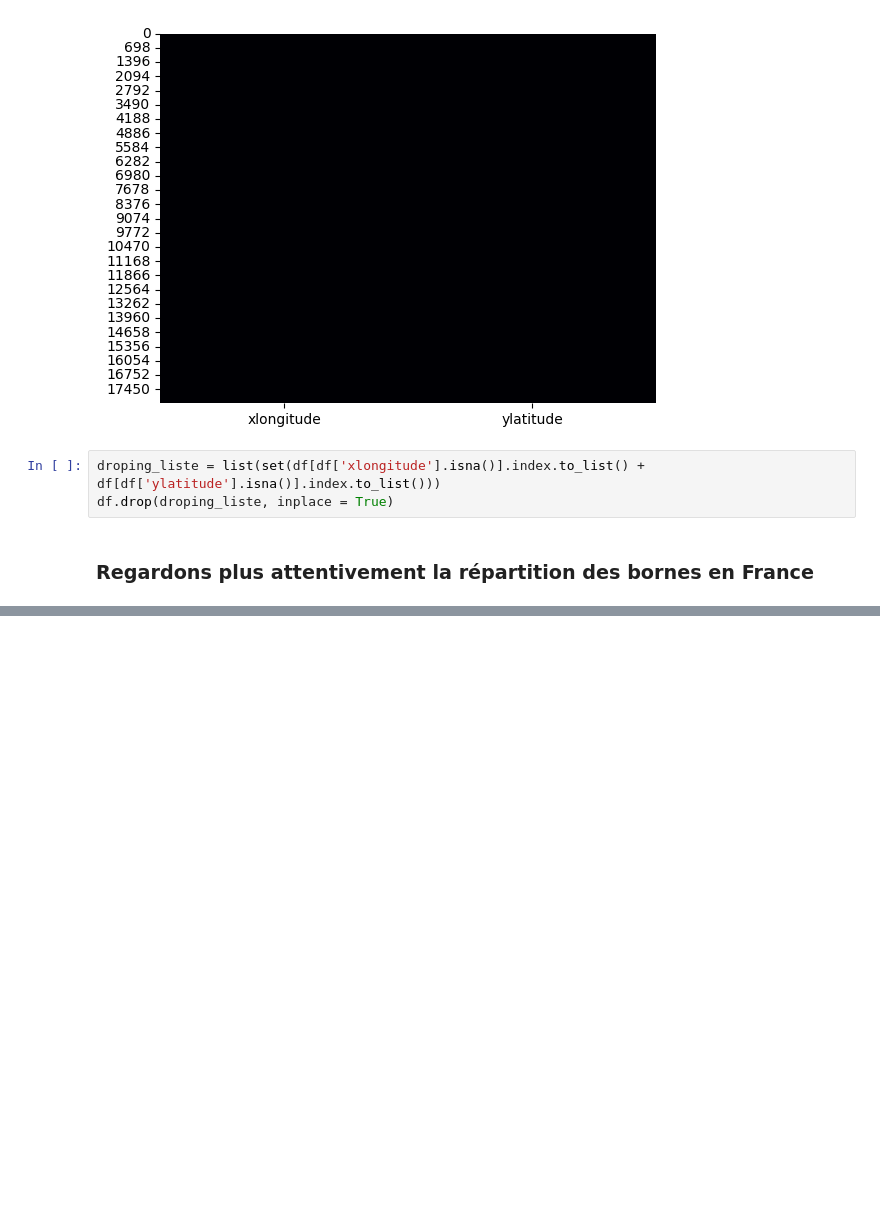
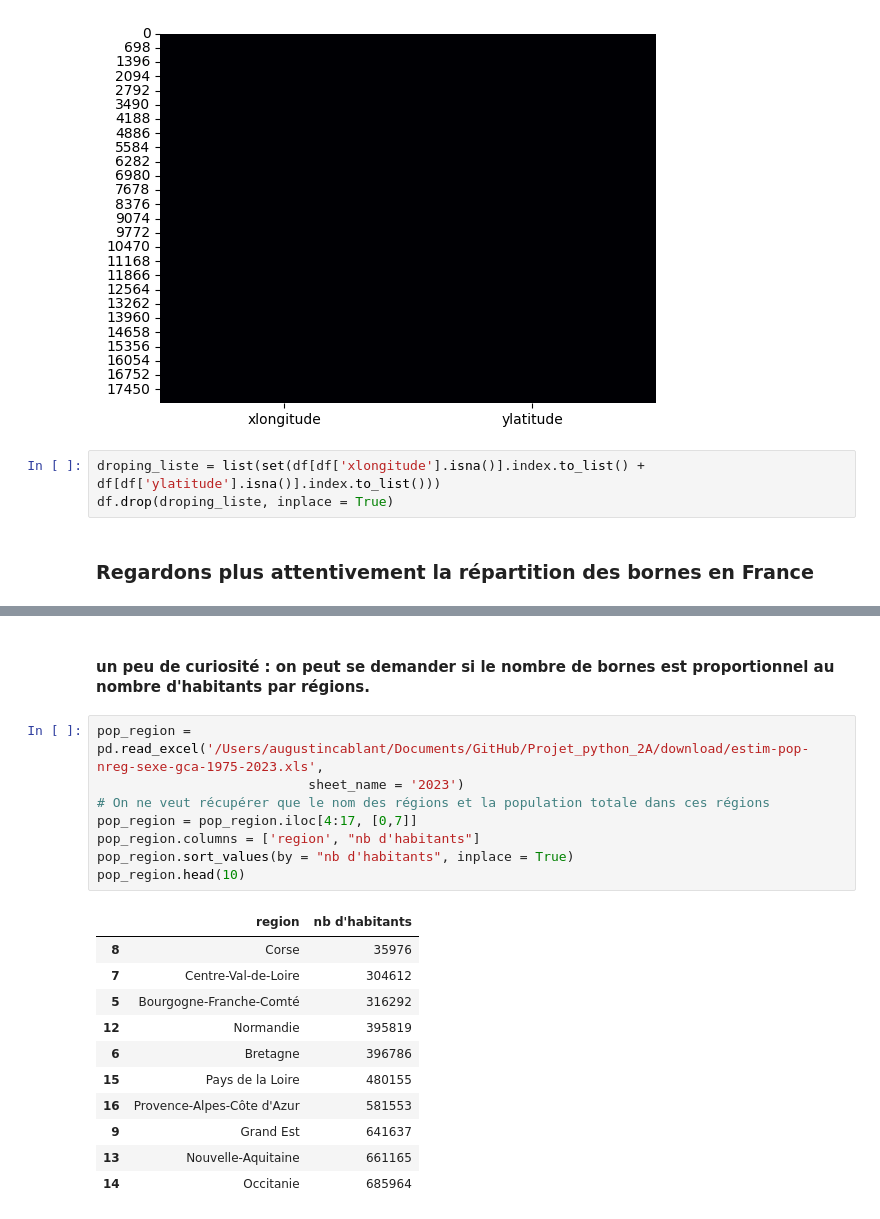
Before and after one commit to antoine-palazz/PyCar, a Jupyter notebook: notebooks/EDA.ipynb, the cells around one changed output, grey strips where cells are left out. Cells and saved outputs as stored; diff of their text form; blank space fills up the shorter version.

```diff
--- a/notebooks/EDA.ipynb
+++ b/notebooks/EDA.ipynb
@@ -99,0 +134,22 @@ df.drop(droping_liste, inplace = True)
+# %% [markdown]
+#### un peu de curiosité : on peut se demander si le nombre de bornes est proportionnel au nombre d'habitants par régions.
+# %%
+pop_region = pd.read_excel('/Users/augustincablant/Documents/GitHub/Projet_python_2A/download/estim-pop-nreg-sexe-gca-1975-2023.xls',
+                           sheet_name = '2023')
+# On ne veut récupérer que le nom des régions et la population totale dans ces régions
+pop_region = pop_region.iloc[4:17, [0,7]]
+pop_region.columns = ['region', "nb d'habitants"]
+pop_region.sort_values(by = "nb d'habitants", inplace = True)
+pop_region.head(10)
+# %% [output]
+|  | region | nb d'habitants |
+| 8 | Corse | 35976 |
+| 7 | Centre-Val-de-Loire | 304612 |
+| 5 | Bourgogne-Franche-Comté | 316292 |
+| 12 | Normandie | 395819 |
+| 6 | Bretagne | 396786 |
+| 15 | Pays de la Loire | 480155 |
+| 16 | Provence-Alpes-Côte d'Azur | 581553 |
+| 9 | Grand Est | 641637 |
+| 13 | Nouvelle-Aquitaine | 661165 |
+| 14 | Occitanie | 685964 |
```
Also changed, not shown: parts of 5 cells of this notebook.
